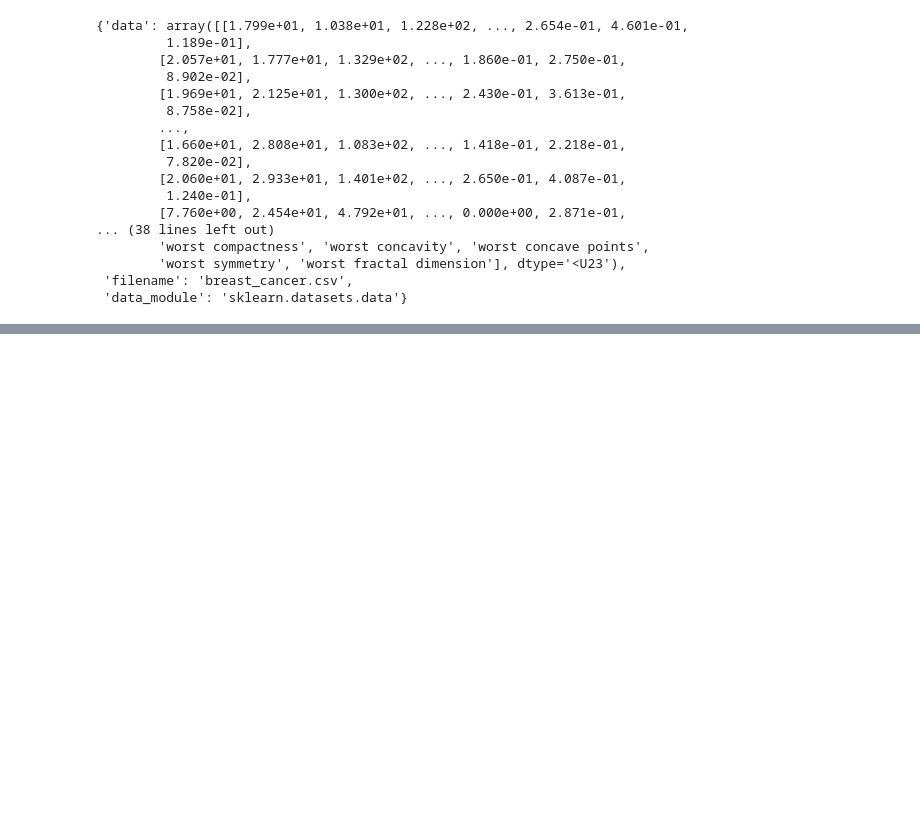
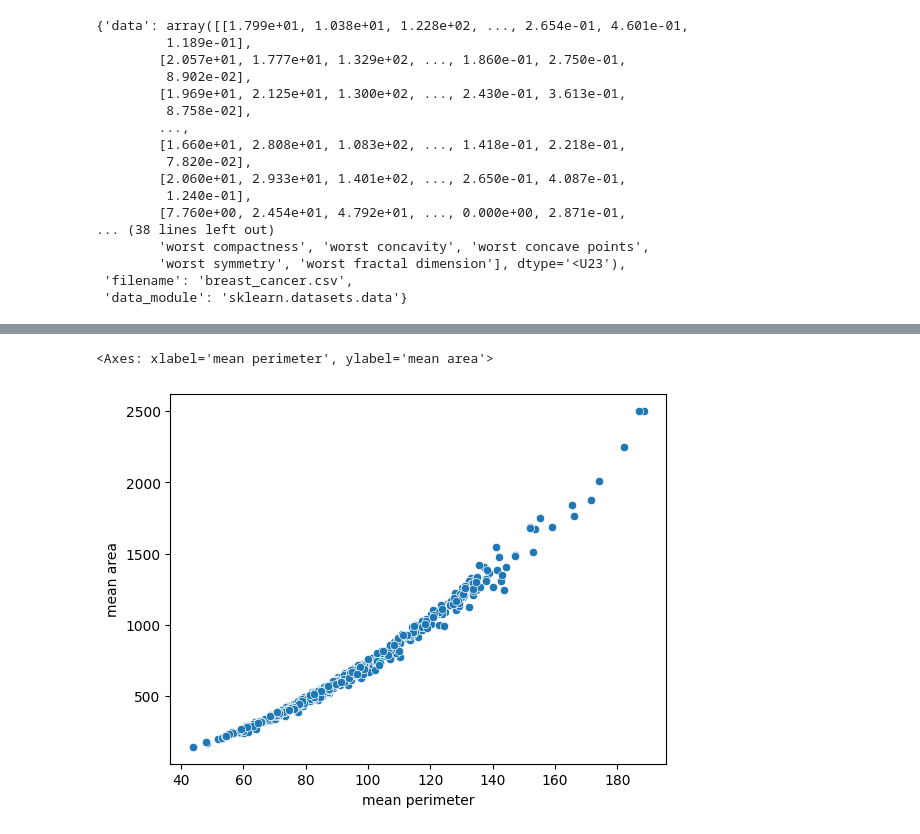
Before and after one commit to Oscar1979-png/2026-02-BILBAO-FT-Data-Science, a Jupyter notebook: 3-Machine_Learning/1-Supervisado/4-Pipelines/ejercicios/Breast_cancer_OFG.ipynb, the cells around one changed output, grey strips where cells are left out. Saved outputs shown, nothing was run; the diff lists cells and outputs as text; code cells hidden in the pictures; blank space fills up the shorter version.

```diff
--- a/3-Machine_Learning/1-Supervisado/4-Pipelines/ejercicios/Breast_cancer_OFG.ipynb
+++ b/3-Machine_Learning/1-Supervisado/4-Pipelines/ejercicios/Breast_cancer_OFG.ipynb
@@ -48,0 +159,5 @@ NameError: name 'data' is not defined
+# %%
+sns.scatterplot(x=df['mean perimeter'], y=df['mean area'])
+# %% [output]
+<Axes: xlabel='mean perimeter', ylabel='mean area'>
+[figure, added]
```
Also changed, not shown: parts of 43 cells of this notebook, 11 other files.
